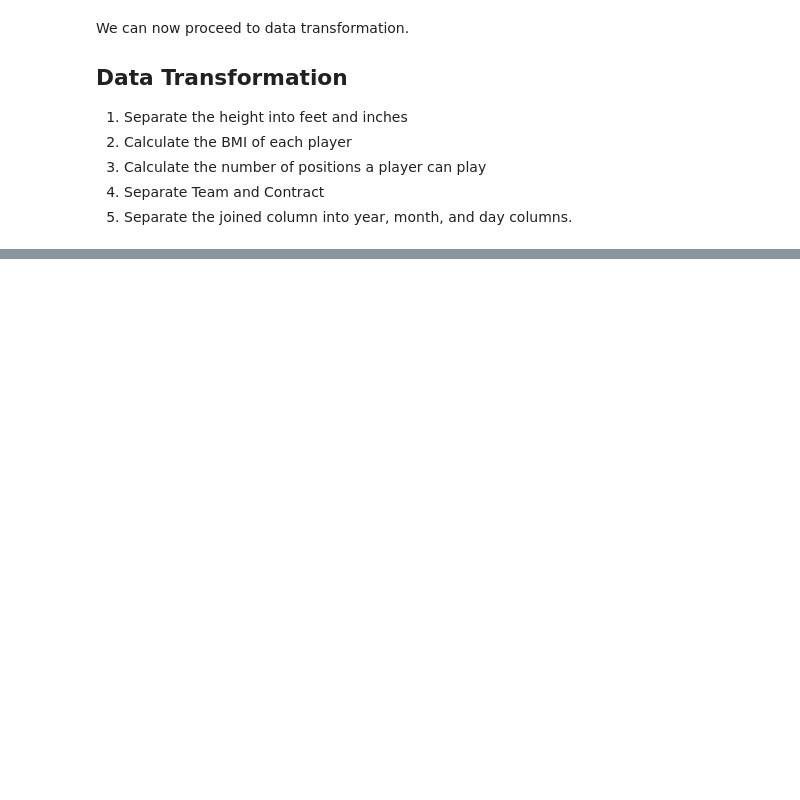
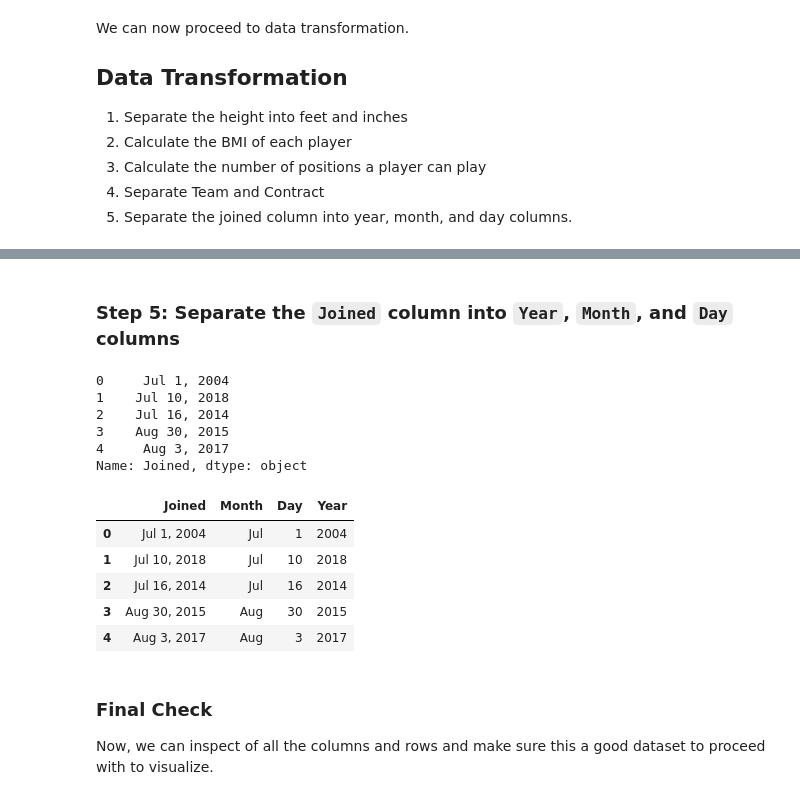
Before and after one commit to spusuluri/Data-Science-Projects, a Jupyter notebook: Project_2_FIFA/FIFA_data_cleaning.ipynb, the cells around one changed output, grey strips where cells are left out. Cells and saved outputs as stored; diff of their text form; code cells hidden in the pictures; blank space fills up the shorter version.

```diff
--- a/Project_2_FIFA/FIFA_data_cleaning.ipynb
+++ b/Project_2_FIFA/FIFA_data_cleaning.ipynb
@@ -268,0 +281,5 @@ We can now proceed to data transformation.
+# %%
+# We will create two columns that has the feet and inches separately.
+df[['Height (ft)', 'Height (in)']] = df['Height'].str.extract(r"(\d+)\'(\d+)\"")
+df[['Height (ft)', 'Height (in)']] = df[['Height (ft)', 'Height (in)']].apply(pd.to_numeric)
+df[['Height', 'Height (ft)', 'Height (in)']].head()
@@ -268,0 +356,26 @@ We can now proceed to data transformation.
+# %% [markdown]
+### Step 5: Separate the `Joined` column into `Year`, `Month`, and `Day` columns
+# %%
+df['Joined'].head()
+# %% [output]
+0     Jul 1, 2004
+1    Jul 10, 2018
+2    Jul 16, 2014
+3    Aug 30, 2015
+4     Aug 3, 2017
+Name: Joined, dtype: object
+# %%
+# We can use extract and a regex pattern.
+df[['Month', 'Day', 'Year']] = df['Joined'].str.extract(r'(\w{3}) (\d{1,2}), (\d{4})')
+df[['Joined', 'Month', 'Day', 'Year']].head()
+# %% [output]
+|  | Joined | Month | Day | Year |
+| 0 | Jul 1, 2004 | Jul | 1 | 2004 |
+| 1 | Jul 10, 2018 | Jul | 10 | 2018 |
+| 2 | Jul 16, 2014 | Jul | 16 | 2014 |
+| 3 | Aug 30, 2015 | Aug | 30 | 2015 |
+| 4 | Aug 3, 2017 | Aug | 3 | 2017 |
+# %% [markdown]
+### Final Check
+
+Now, we can inspect of all the columns and rows and make sure this a good dataset to proceed with to visualize.
```
Also changed, not shown: parts of 21 cells of this notebook, 1 other file.
